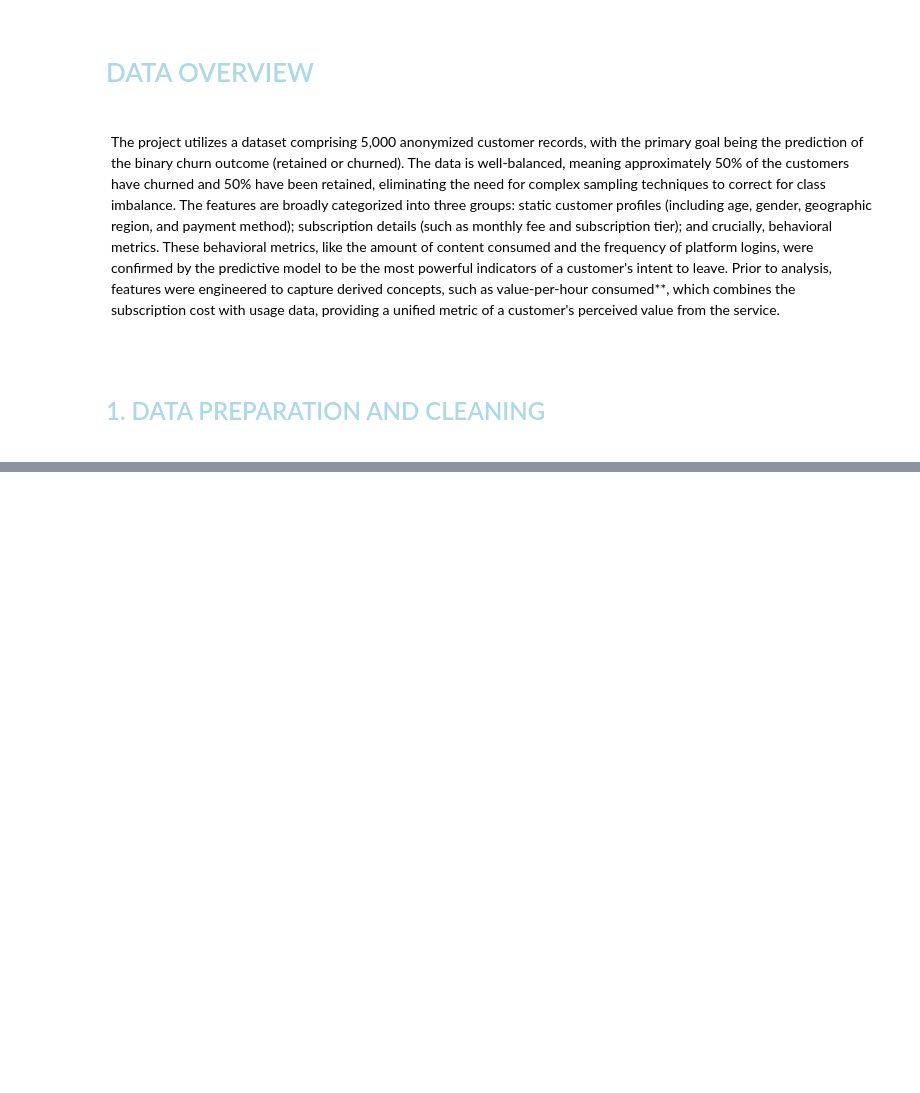
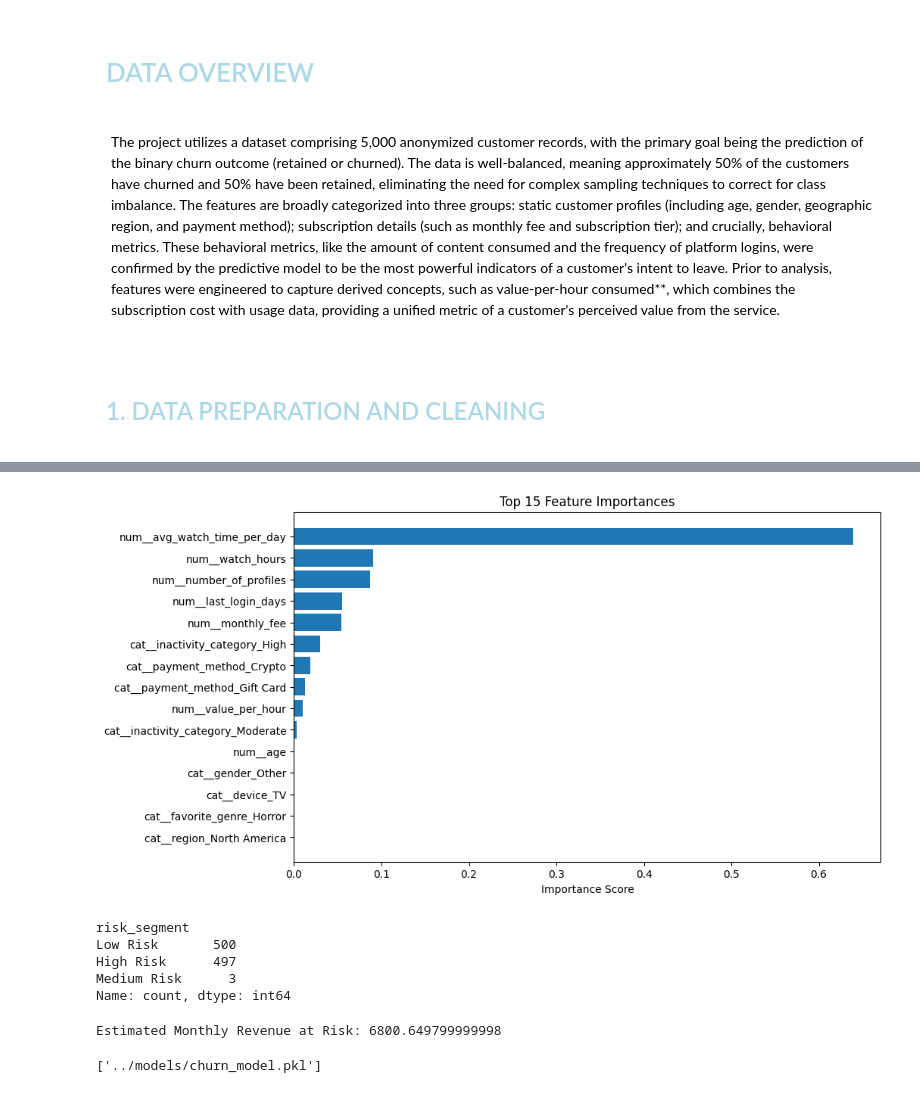
Before and after one commit to kasireddivinay/Netflix-Customer-Churn-Prediction, a Jupyter notebook: notebooks/churn_prediction.ipynb, the cells around one changed output, grey strips where cells are left out. Drawn from its saved outputs; the diff is of its cells as text; code cells hidden in the pictures; blank space fills up the shorter version.

```diff
--- a/notebooks/churn_prediction.ipynb
+++ b/notebooks/churn_prediction.ipynb
@@ -257,0 +66,3 @@ joblib.dump(model, "../models/churn_model.pkl")
+# %%
+X = df.drop("churned", axis=1)
+y = df["churned"]
@@ -257,0 +107,7 @@ joblib.dump(model, "../models/churn_model.pkl")
+# %%
+baseline_model = Pipeline([
+    ("preprocessor", preprocessor),
+    ("model", GradientBoostingClassifier(random_state=42))
+])
+
+baseline_model.fit(X_train, y_train)
@@ -257,0 +235,57 @@ joblib.dump(model, "../models/churn_model.pkl")
+# %%
+
+
+# Extract feature names from preprocessor
+feature_names = best_model.named_steps["preprocessor"].get_feature_names_out()
+
+# Extract importance from model
+importances = best_model.named_steps["model"].feature_importances_
+
+importance_df = pd.DataFrame({
+    "Feature": feature_names,
+    "Importance": importances
+}).sort_values(by="Importance", ascending=False)
+# %%
+plt.figure(figsize=(10,6))
+
+top_features = importance_df.head(15)
+
+plt.barh(top_features["Feature"], top_features["Importance"])
+plt.gca().invert_yaxis()
+
+plt.title("Top 15 Feature Importances")
+plt.xlabel("Importance Score")
+plt.show()
+# %% [output]
+[figure, added]
+# %%
+risk_df = X_test.copy()
+risk_df["churn_probability"] = y_pred_proba
+
+risk_df["risk_segment"] = pd.cut(
+    risk_df["churn_probability"],
+    bins=[0, 0.4, 0.7, 1],
+    labels=["Low Risk", "Medium Risk", "High Risk"]
+)
+
+risk_df["risk_segment"].value_counts()
+# %% [output]
+risk_segment
+Low Risk       500
+High Risk      497
+Medium Risk      3
+Name: count, dtype: int64
+# %%
+avg_monthly_revenue = df["monthly_fee"].mean()
+
+high_risk_customers = risk_df[risk_df["risk_segment"] == "High Risk"]
+
+estimated_revenue_at_risk = len(high_risk_customers) * avg_monthly_revenue
+
+print("Estimated Monthly Revenue at Risk:", estimated_revenue_at_risk)
+# %% [output]
+Estimated Monthly Revenue at Risk: 6800.649799999998
+# %%
+joblib.dump(best_model, "../models/churn_model.pkl")
+# %% [output]
+['../models/churn_model.pkl']
```
Also changed, not shown: parts of 44 cells of this notebook.
